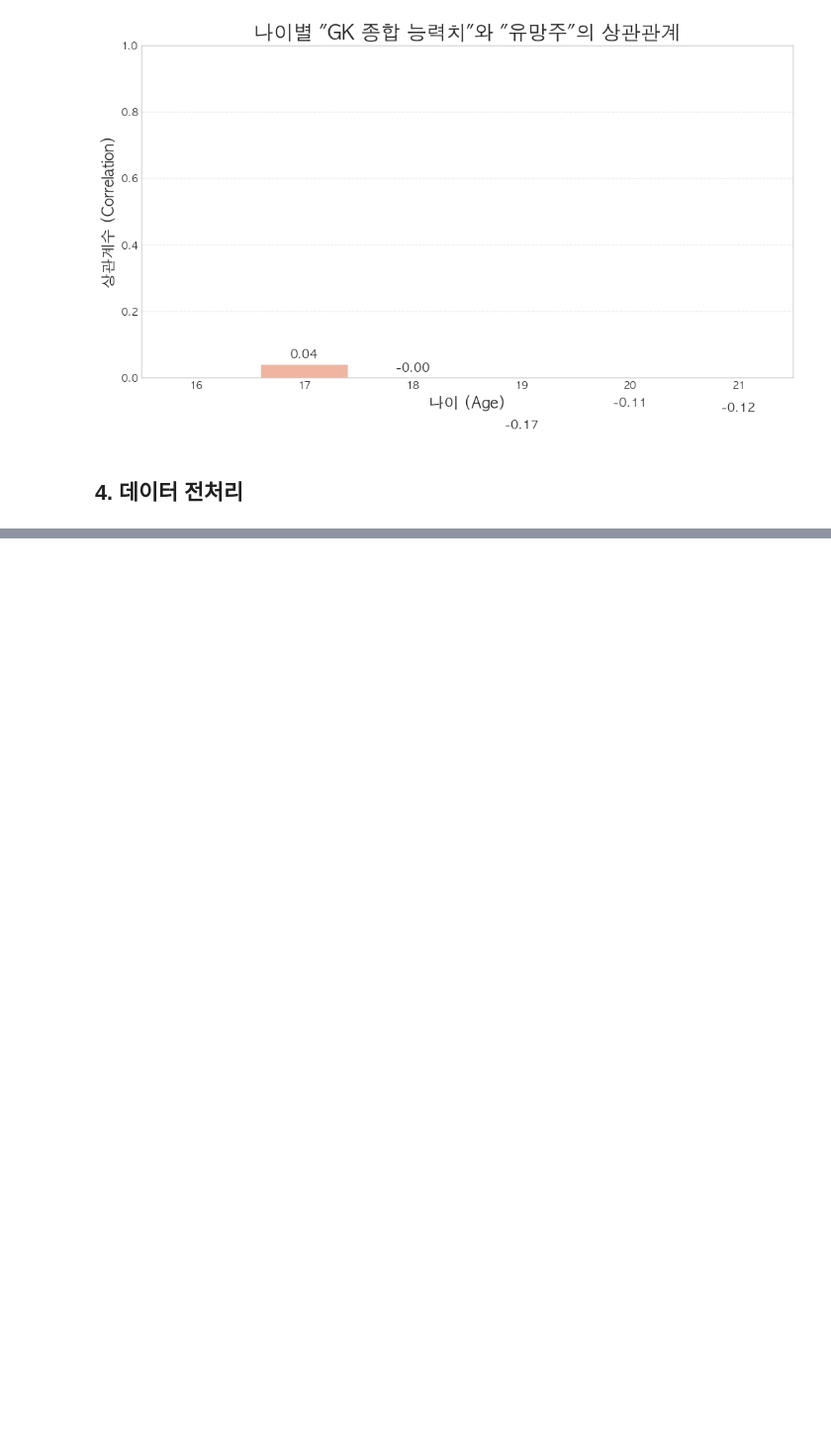
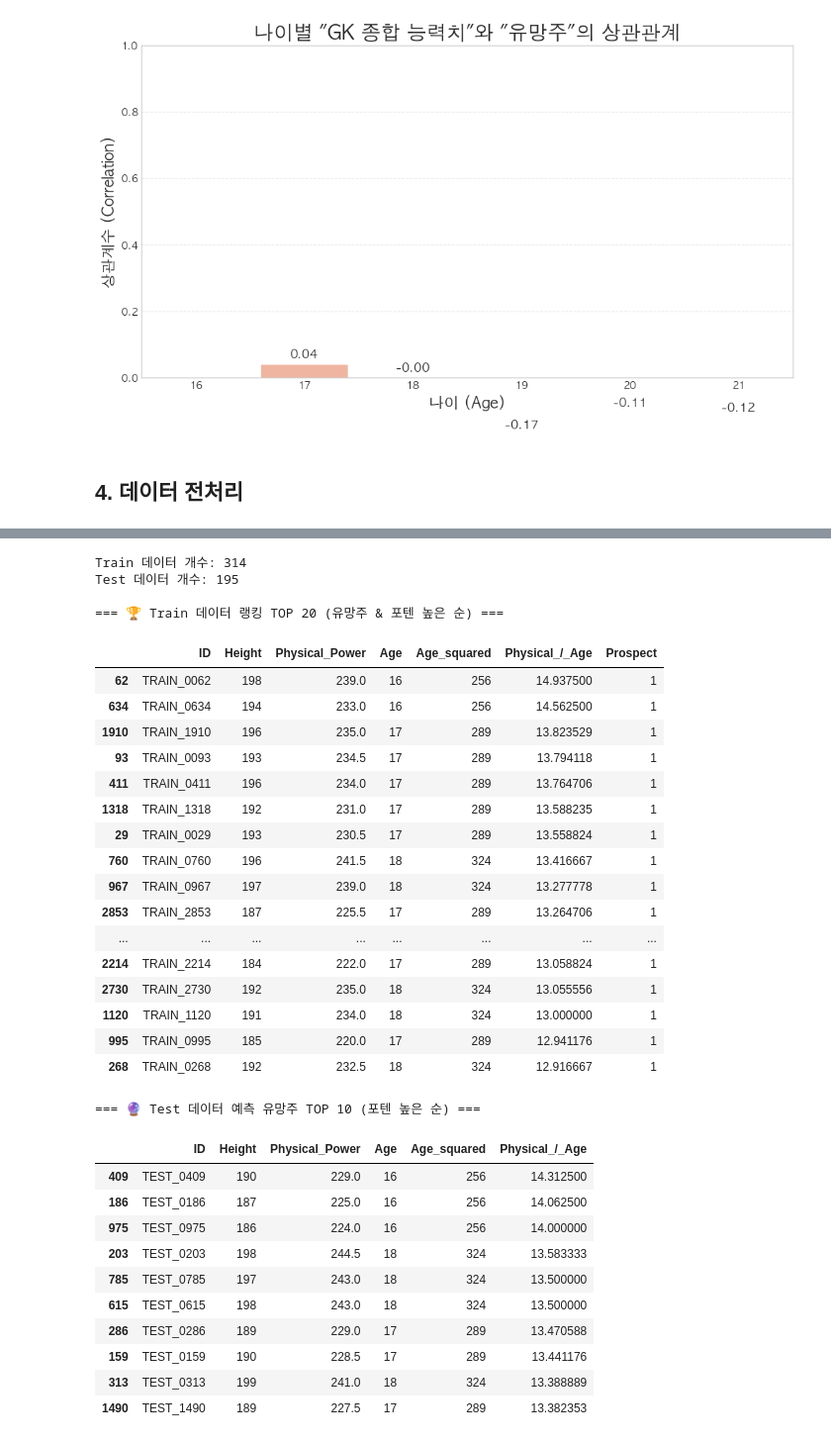
Before and after one commit to YNARU0818/Little-Sonny-analysis, a Jupyter notebook: littlesonny3.ipynb, the cells around one changed output, grey strips where cells are left out. Shown at 99% size. Cells and saved outputs as stored; diff of their text form; code cells hidden in the pictures; blank space fills up the shorter version.

```diff
--- a/littlesonny3.ipynb
+++ b/littlesonny3.ipynb
@@ -737,7 +1074,7 @@ def preprocessing(df, is_train=True):
     df['BuildUp_Score'] = (df['BallControl'] + df['ShortPassing'] + df['Vision']) / 3
     df['Physical_/_Age'] = df['Physical_Power'] / df['Age']
 
-    df['Age_squared'] = df['Age'] ** 5
+    df['Age_squared'] = df['Age'] ** 2
     # (5) 컬럼 정리
     features = [
         'ID',              # ID는 나중에 제출할 때 필수!
@@ -755,19 +1092,3 @@ def preprocessing(df, is_train=True):
         return df[features + ['Prospect']]
     else:
         return df[features] # Test는 정답 없이 반환
-
-# ---------------------------------------------------------
-# 3️⃣ 실행!
-# ---------------------------------------------------------
-final_train = preprocessing(train_gk, is_train=True)
-final_test = preprocessing(test_gk, is_train=False)
-
-# 확인
-print(f"Train 데이터 개수: {len(final_train)}")
-print(f"Test 데이터 개수: {len(final_test)}")
-
-print("\n=== 최종 Train 데이터 (상위 10개) ===")
-display(final_train.head(10))
-
-print("\n=== 최종 Test 데이터 (상위 10개) ===")
-display(final_test.head(10))
@@ -802,3 +1095,59 @@ Test 데이터 개수: 195
+# %%
+# ---------------------------------------------------------
+# 3️⃣ 실행 및 결과 확인 (순위별 정렬)
+# ---------------------------------------------------------
+final_train = preprocessing(train_gk, is_train=True)
+final_test = preprocessing(test_gk, is_train=False)
+
+print(f"Train 데이터 개수: {len(final_train)}")
+print(f"Test 데이터 개수: {len(final_test)}")
+
+# 1. Train 데이터: 'Prospect'(유망주 여부)가 1이고, 'Physical_/_Age'(포텐)가 높은 순서대로 정렬
+# ascending=[False, False]는 "큰 숫자부터(내림차순)" 보여달라는 뜻입니다.
+train_ranked = final_train.sort_values(by=['Prospect', 'Physical_/_Age'], ascending=[False, False])
+
+print("\n=== 🏆 Train 데이터 랭킹 TOP 20 (유망주 & 포텐 높은 순) ===")
+display(train_ranked.head(20))
+
+# 2. Test 데이터: 정답(Prospect)이 없으니 'Physical_/_Age'가 높은 순서대로 정렬
+test_ranked = final_test.sort_values(by='Physical_/_Age', ascending=False)
+
+print("\n=== 🔮 Test 데이터 예측 유망주 TOP 10 (포텐 높은 순) ===")
+display(test_ranked.head(10))
+# %% [output]
+Train 데이터 개수: 314
+Test 데이터 개수: 195
+
+=== 🏆 Train 데이터 랭킹 TOP 20 (유망주 & 포텐 높은 순) ===
+|  | ID | Height | Physical_Power | Age | Age_squared | Physical_/_Age | Prospect |
+| 62 | TRAIN_0062 | 198 | 239.0 | 16 | 256 | 14.937500 | 1 |
+| 634 | TRAIN_0634 | 194 | 233.0 | 16 | 256 | 14.562500 | 1 |
+| 1910 | TRAIN_1910 | 196 | 235.0 | 17 | 289 | 13.823529 | 1 |
+| 93 | TRAIN_0093 | 193 | 234.5 | 17 | 289 | 13.794118 | 1 |
+| 411 | TRAIN_0411 | 196 | 234.0 | 17 | 289 | 13.764706 | 1 |
+| 1318 | TRAIN_1318 | 192 | 231.0 | 17 | 289 | 13.588235 | 1 |
+| 29 | TRAIN_0029 | 193 | 230.5 | 17 | 289 | 13.558824 | 1 |
+| 760 | TRAIN_0760 | 196 | 241.5 | 18 | 324 | 13.416667 | 1 |
+| 967 | TRAIN_0967 | 197 | 239.0 | 18 | 324 | 13.277778 | 1 |
+| 2853 | TRAIN_2853 | 187 | 225.5 | 17 | 289 | 13.264706 | 1 |
+| ... | ... | ... | ... | ... | ... | ... | ... |
+| 2214 | TRAIN_2214 | 184 | 222.0 | 17 | 289 | 13.058824 | 1 |
+| 2730 | TRAIN_2730 | 192 | 235.0 | 18 | 324 | 13.055556 | 1 |
+| 1120 | TRAIN_1120 | 191 | 234.0 | 18 | 324 | 13.000000 | 1 |
+| 995 | TRAIN_0995 | 185 | 220.0 | 17 | 289 | 12.941176 | 1 |
+| 268 | TRAIN_0268 | 192 | 232.5 | 18 | 324 | 12.916667 | 1 |
+=== 🔮 Test 데이터 예측 유망주 TOP 10 (포텐 높은 순) ===
+|  | ID | Height | Physical_Power | Age | Age_squared | Physical_/_Age |
+| 409 | TEST_0409 | 190 | 229.0 | 16 | 256 | 14.312500 |
+| 186 | TEST_0186 | 187 | 225.0 | 16 | 256 | 14.062500 |
+| 975 | TEST_0975 | 186 | 224.0 | 16 | 256 | 14.000000 |
+| 203 | TEST_0203 | 198 | 244.5 | 18 | 324 | 13.583333 |
+| 785 | TEST_0785 | 197 | 243.0 | 18 | 324 | 13.500000 |
+| 615 | TEST_0615 | 198 | 243.0 | 18 | 324 | 13.500000 |
+| 286 | TEST_0286 | 189 | 229.0 | 17 | 289 | 13.470588 |
+| 159 | TEST_0159 | 190 | 228.5 | 17 | 289 | 13.441176 |
+| 313 | TEST_0313 | 199 | 241.0 | 18 | 324 | 13.388889 |
+| 1490 | TEST_1490 | 189 | 227.5 | 17 | 289 | 13.382353 |
 # %%
 # 1. 폰트 설정 (Mac 사용자용)
 plt.rcParams['font.family'] = 'AppleGothic'
```
Also changed, not shown: parts of 8 cells of this notebook.
